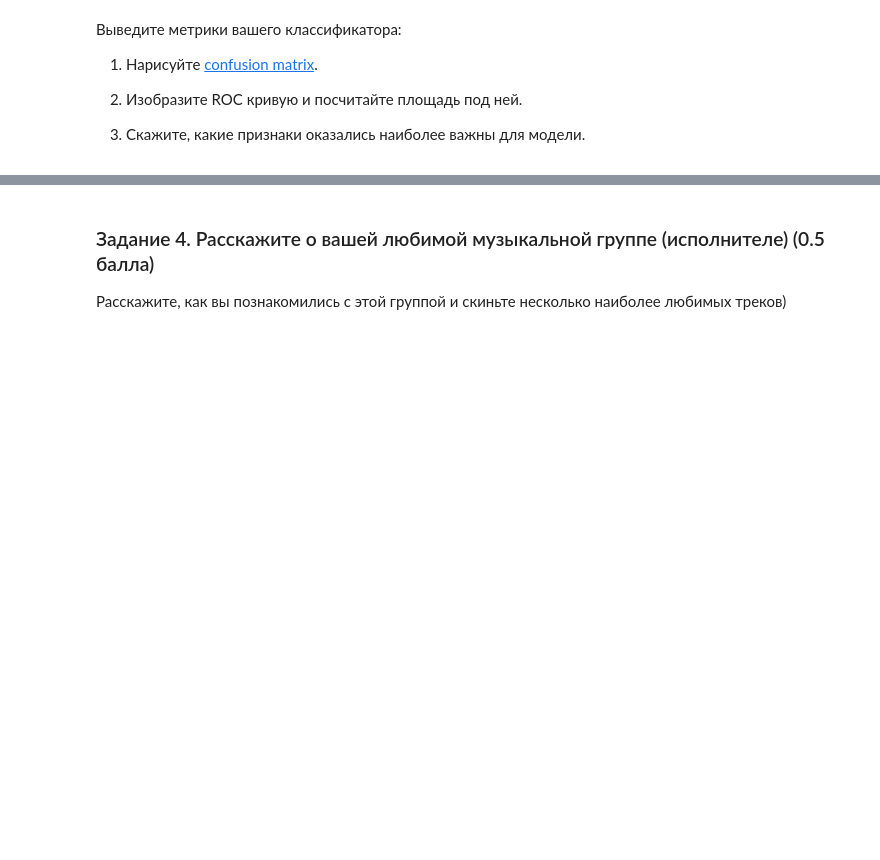
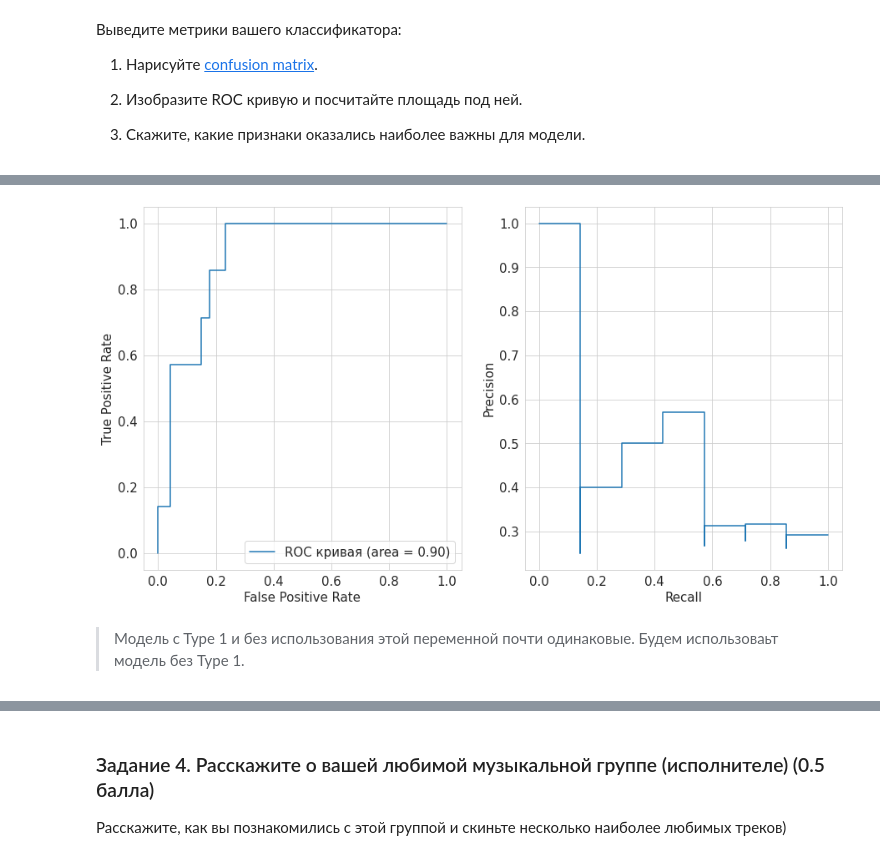
Before and after one commit to Freddsle/BI_ML_2021, a Jupyter notebook: l2_linmodels_GD/code/Linear_models.ipynb, the cells around one changed output, grey strips where cells are left out. Drawn from its saved outputs; the diff is of its cells as text; code cells hidden in the pictures; blank space fills up the shorter version.

```diff
--- a/l2_linmodels_GD/code/Linear_models.ipynb
+++ b/l2_linmodels_GD/code/Linear_models.ipynb
@@ -1182,0 +1315,16 @@ X_test.iloc[:,1:] = scaler.fit_transform(X_test.iloc[:,1:])
+# %%
+fig, (ax1, ax2) = plt.subplots(1, 2, figsize=(15, 8))
+
+fpr, tpr, _ = roc_curve(y_test, y_score, pos_label=log_model.classes_[1])
+roc_display = RocCurveDisplay(fpr=fpr, tpr=tpr)
+
+prec, recall, _ = precision_recall_curve(y_test, y_score, pos_label=log_model.classes_[1])
+pr_display = PrecisionRecallDisplay(precision=prec, recall=recall)
+
+roc_display.plot(ax=ax1, label='ROC кривая (area = %0.2f)' %auc)
+pr_display.plot(ax=ax2)
+plt.show()
+# %% [output]
+[figure, added]
+# %% [markdown]
+> Модель c Type 1 и без использования этой переменной почти одинаковые. Будем использоваьт модель без Type 1.
```
Also changed, not shown: parts of 169 cells of this notebook.
